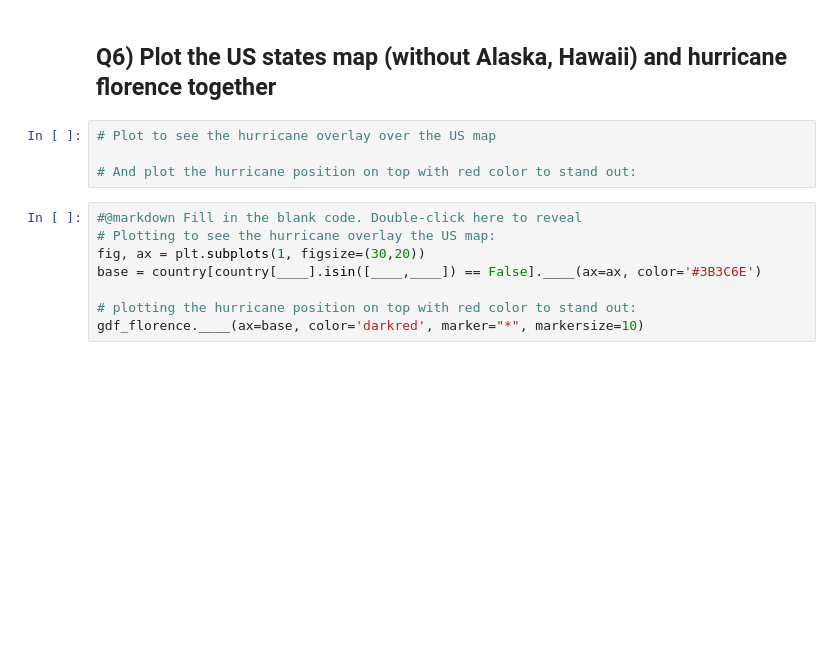
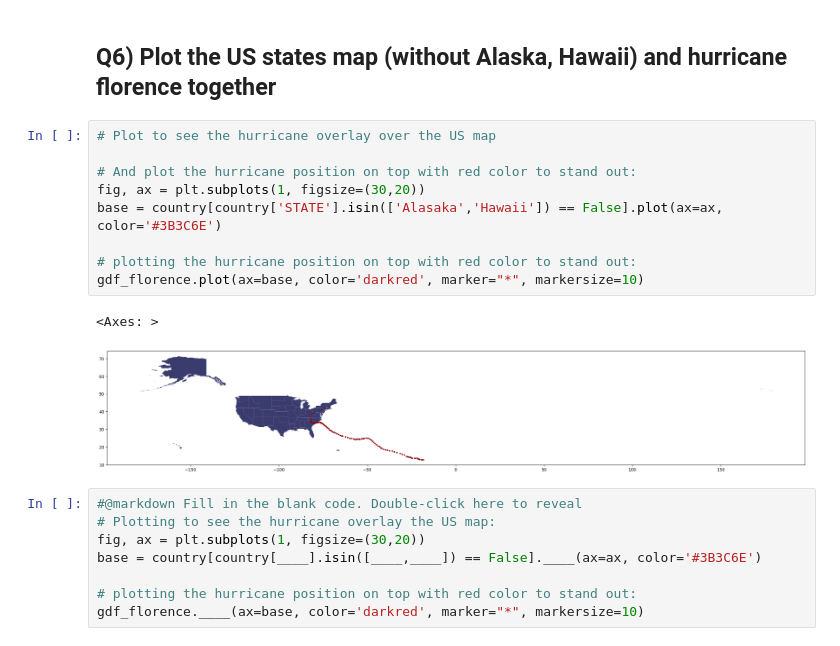
Before and after one commit to PierreHerold/2024_Intro_Python, a Jupyter notebook: IP/W3_S2.ipynb, the cells around one changed output. Saved outputs shown, nothing was run; the diff lists cells and outputs as text; blank space fills up the shorter version.

```diff
--- a/IP/W3_S2.ipynb
+++ b/IP/W3_S2.ipynb
@@ -193,7 +203,15 @@ gdf_florence.head(2)
 # %%
 # Plot to see the hurricane overlay over the US map
 
 # And plot the hurricane position on top with red color to stand out:
+fig, ax = plt.subplots(1, figsize=(30,20))
+base = country[country['STATE'].isin(['Alasaka','Hawaii']) == False].plot(ax=ax, color='#3B3C6E')
+
+# plotting the hurricane position on top with red color to stand out:
+gdf_florence.plot(ax=base, color='darkred', marker="*", markersize=10)
+# %% [output]
+<Axes: >
+[figure, added]
 # %%
 #@markdown Fill in the blank code. Double-click here to reveal
 # Plotting to see the hurricane overlay the US map:
```
Also changed, not shown: parts of 6 cells of this notebook.
